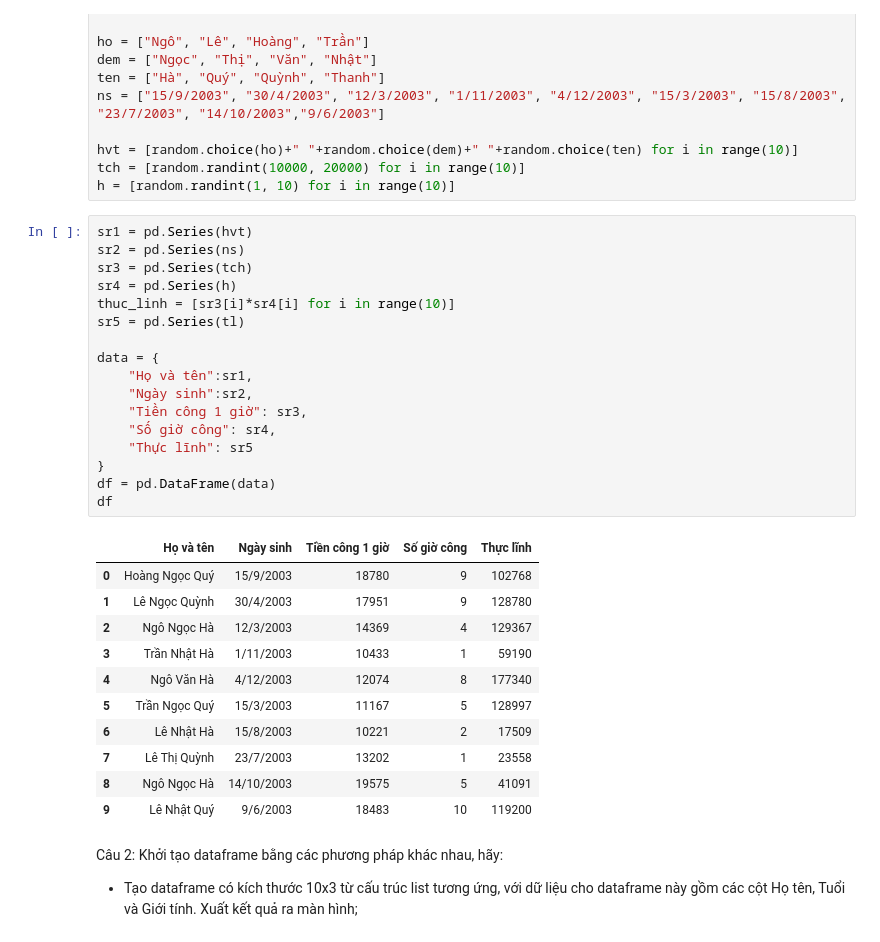
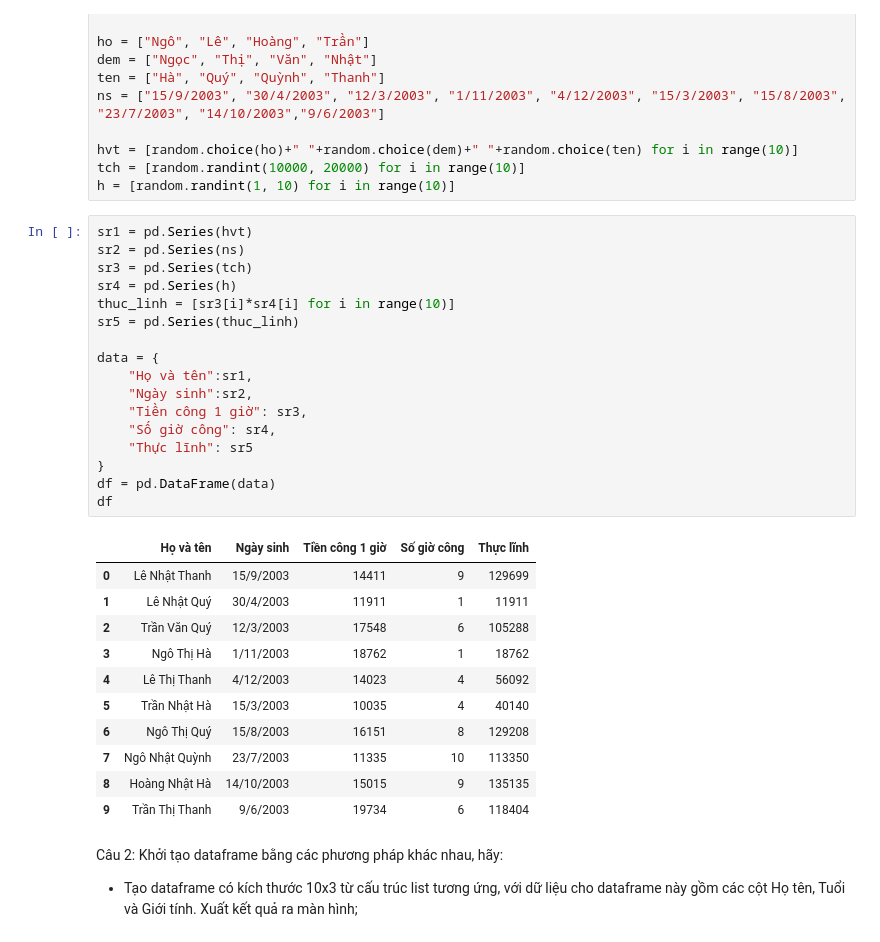
Before and after one commit to NGONGOCHA/HK2-nam1, a Jupyter notebook: Bài_tập_pandas_2_Data_frame.ipynb, the cells around one changed output. Cells and saved outputs as stored; diff of their text form.

```diff
--- a/Bài_tập_pandas_2_Data_frame.ipynb
+++ b/Bài_tập_pandas_2_Data_frame.ipynb
@@ -30,32 +30,32 @@ h = [random.randint(1, 10) for i in range(10)]
 # %%
 sr1 = pd.Series(hvt)
 sr2 = pd.Series(ns)
 sr3 = pd.Series(tch)
 sr4 = pd.Series(h)
 thuc_linh = [sr3[i]*sr4[i] for i in range(10)]
-sr5 = pd.Series(tl)
+sr5 = pd.Series(thuc_linh)
 
 data = {
     "Họ và tên":sr1,
     "Ngày sinh":sr2,
     "Tiền công 1 giờ": sr3,
     "Số giờ công": sr4,
     "Thực lĩnh": sr5
 }
 df = pd.DataFrame(data)
 df
 # %% [output]
 |  | Họ và tên | Ngày sinh | Tiền công 1 giờ | Số giờ công | Thực lĩnh |
-| 0 | Hoàng Ngọc Quý | 15/9/2003 | 18780 | 9 | 102768 |
-| 1 | Lê Ngọc Quỳnh | 30/4/2003 | 17951 | 9 | 128780 |
-| 2 | Ngô Ngọc Hà | 12/3/2003 | 14369 | 4 | 129367 |
-| 3 | Trần Nhật Hà | 1/11/2003 | 10433 | 1 | 59190 |
-| 4 | Ngô Văn Hà | 4/12/2003 | 12074 | 8 | 177340 |
-| 5 | Trần Ngọc Quý | 15/3/2003 | 11167 | 5 | 128997 |
-| 6 | Lê Nhật Hà | 15/8/2003 | 10221 | 2 | 17509 |
-| 7 | Lê Thị Quỳnh | 23/7/2003 | 13202 | 1 | 23558 |
-| 8 | Ngô Ngọc Hà | 14/10/2003 | 19575 | 5 | 41091 |
-| 9 | Lê Nhật Quý | 9/6/2003 | 18483 | 10 | 119200 |
+| 0 | Lê Nhật Thanh | 15/9/2003 | 14411 | 9 | 129699 |
+| 1 | Lê Nhật Quý | 30/4/2003 | 11911 | 1 | 11911 |
+| 2 | Trần Văn Quý | 12/3/2003 | 17548 | 6 | 105288 |
+| 3 | Ngô Thị Hà | 1/11/2003 | 18762 | 1 | 18762 |
+| 4 | Lê Thị Thanh | 4/12/2003 | 14023 | 4 | 56092 |
+| 5 | Trần Nhật Hà | 15/3/2003 | 10035 | 4 | 40140 |
+| 6 | Ngô Thị Quý | 15/8/2003 | 16151 | 8 | 129208 |
+| 7 | Ngô Nhật Quỳnh | 23/7/2003 | 11335 | 10 | 113350 |
+| 8 | Hoàng Nhật Hà | 14/10/2003 | 15015 | 9 | 135135 |
+| 9 | Trần Thị Thanh | 9/6/2003 | 19734 | 6 | 118404 |
 # %% [markdown]
 Câu 2: Khởi tạo dataframe bằng các phương pháp khác nhau, hãy:
 - Tạo dataframe có kích thước 10x3 từ cấu trúc list tương ứng, với dữ liệu cho dataframe
```
Also changed, not shown: parts of 2 cells of this notebook.
